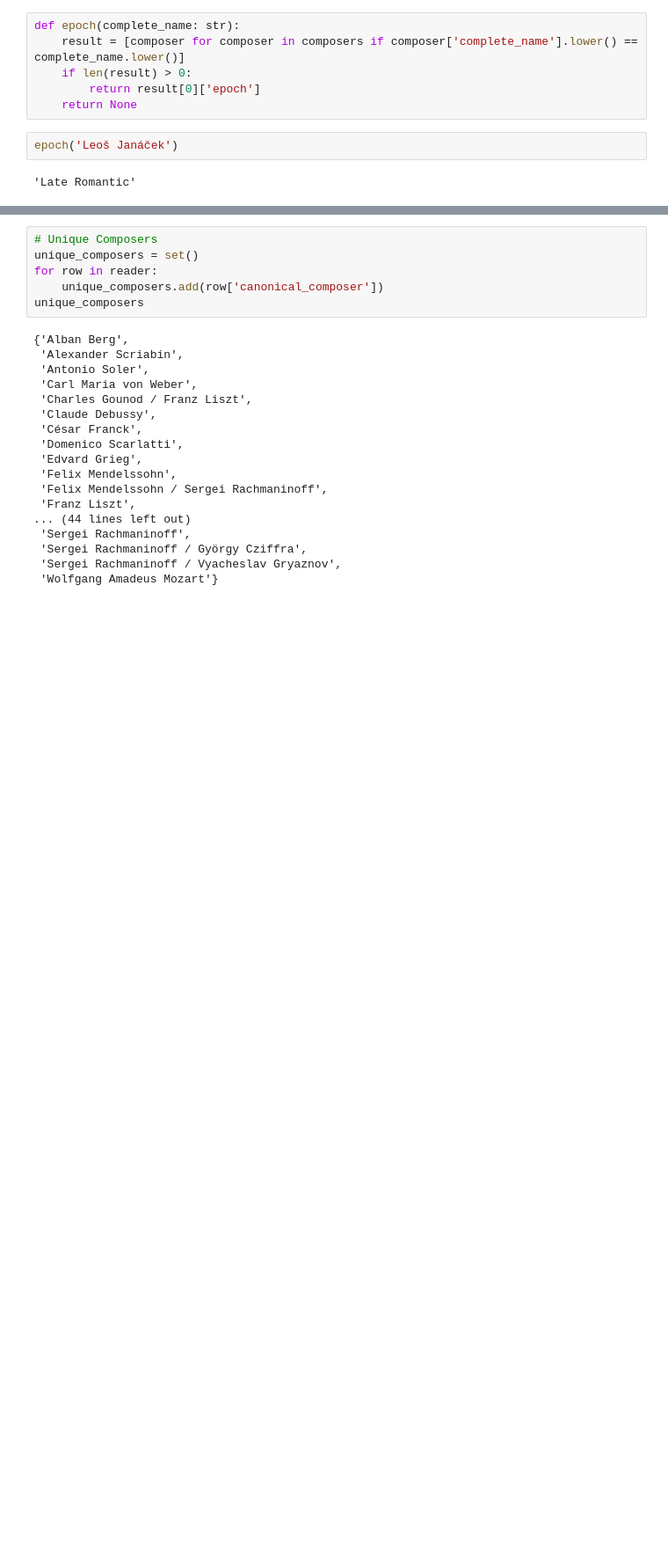
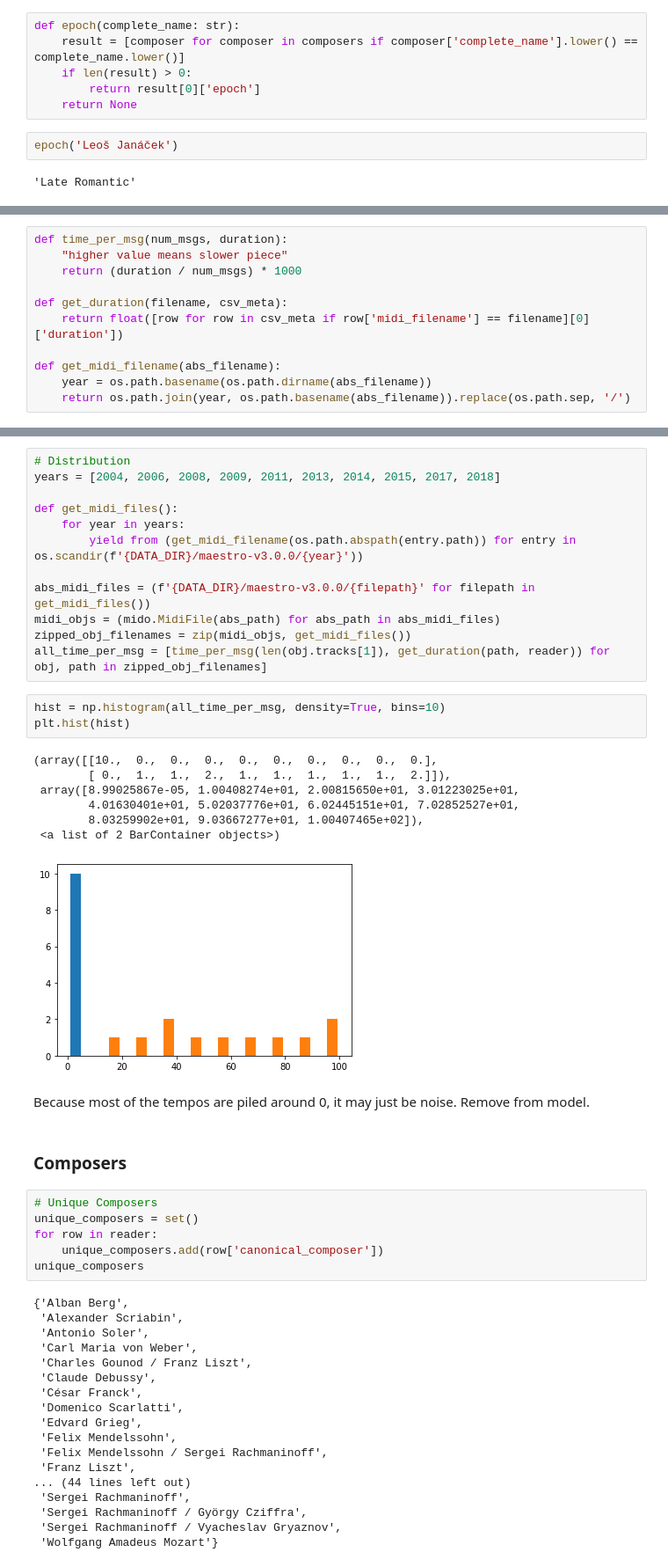
Before and after one commit to tykangler/music_generator, a Jupyter notebook: src/lab/preprocess.ipynb, the cells around one changed output, grey strips where cells are left out. Shown at 88% size. Drawn from its saved outputs; the diff is of its cells as text; blank space fills up the shorter version.

```diff
--- a/src/lab/preprocess.ipynb
+++ b/src/lab/preprocess.ipynb
@@ -432,0 +400,11 @@ with open(f'{DATA_DIR}/maestro-v3.0.0/maestro-v3.0.0.csv', encoding='utf-8') as
+# %%
+def time_per_msg(num_msgs, duration):
+    "higher value means slower piece"
+    return (duration / num_msgs) * 1000
+
+def get_duration(filename, csv_meta):
+    return float([row for row in csv_meta if row['midi_filename'] == filename][0]['duration'])
+
+def get_midi_filename(abs_filename):
+    year = os.path.basename(os.path.dirname(abs_filename))
+    return os.path.join(year, os.path.basename(abs_filename)).replace(os.path.sep, '/')
@@ -433,3 +441,30 @@ with open(f'{DATA_DIR}/maestro-v3.0.0/maestro-v3.0.0.csv', encoding='utf-8') as
+# %%
+# Distribution
+years = [2004, 2006, 2008, 2009, 2011, 2013, 2014, 2015, 2017, 2018]
+
+def get_midi_files():
+    for year in years:
+        yield from (get_midi_filename(os.path.abspath(entry.path)) for entry in os.scandir(f'{DATA_DIR}/maestro-v3.0.0/{year}'))
+
+abs_midi_files = (f'{DATA_DIR}/maestro-v3.0.0/{filepath}' for filepath in get_midi_files())
+midi_objs = (mido.MidiFile(abs_path) for abs_path in abs_midi_files)
+zipped_obj_filenames = zip(midi_objs, get_midi_files())
+all_time_per_msg = [time_per_msg(len(obj.tracks[1]), get_duration(path, reader)) for obj, path in zipped_obj_filenames]
+# %%
+hist = np.histogram(all_time_per_msg, density=True, bins=10)
+plt.hist(hist)
+# %% [output]
+(array([[10.,  0.,  0.,  0.,  0.,  0.,  0.,  0.,  0.,  0.],
+        [ 0.,  1.,  1.,  2.,  1.,  1.,  1.,  1.,  1.,  2.]]),
+ array([8.99025867e-05, 1.00408274e+01, 2.00815650e+01, 3.01223025e+01,
+        4.01630401e+01, 5.02037776e+01, 6.02445151e+01, 7.02852527e+01,
+        8.03259902e+01, 9.03667277e+01, 1.00407465e+02]),
+ <a list of 2 BarContainer objects>)
+[figure, added]
+# %% [markdown]
+Because most of the tempos are piled around 0, it may just be noise. Remove from model.
+# %% [markdown]
+### Composers
 # %%
 # Unique Composers
 unique_composers = set()
```
Also changed, not shown: parts of 10 cells of this notebook, 1 other file.
